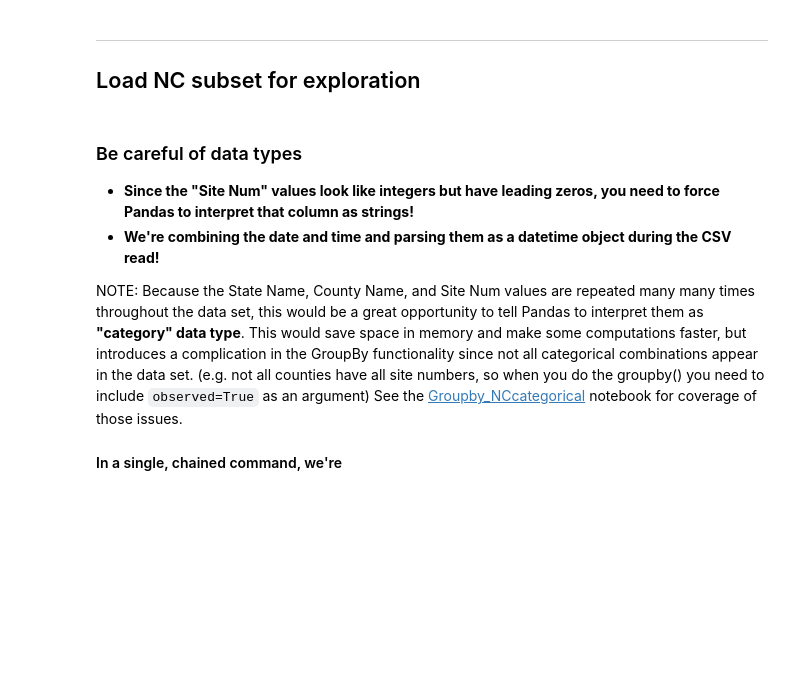
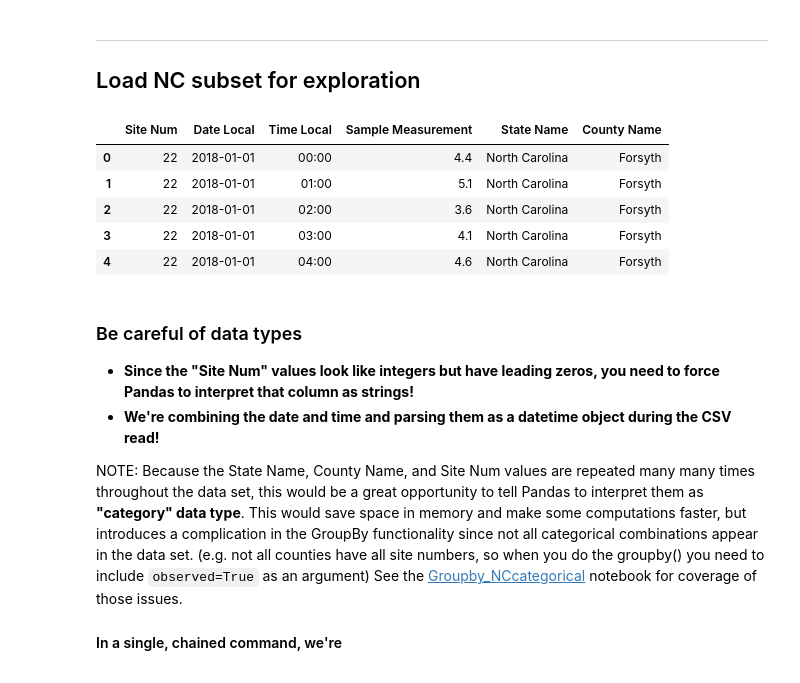
Before and after one commit to emonson/pandas-jupyterlab, a Jupyter notebook: Groupby_NCexploration.ipynb, the cells around one changed output. Cells and saved outputs as stored; diff of their text form; code cells hidden in the pictures; blank space fills up the shorter version.

```diff
--- a/Groupby_NCexploration.ipynb
+++ b/Groupby_NCexploration.ipynb
@@ -22,6 +24,16 @@ Here is an example of the output if you load in one row from the original data.
 ## Load NC subset for exploration
 # %%
 import pandas as pd
+# %%
+df = pd.read_csv("./data/AirDataEPA/NC_NO2_hourly_2018.csv")
+df.head()
+# %% [output]
+|  | Site Num | Date Local | Time Local | Sample Measurement | State Name | County Name |
+| 0 | 22 | 2018-01-01 | 00:00 | 4.4 | North Carolina | Forsyth |
+| 1 | 22 | 2018-01-01 | 01:00 | 5.1 | North Carolina | Forsyth |
+| 2 | 22 | 2018-01-01 | 02:00 | 3.6 | North Carolina | Forsyth |
+| 3 | 22 | 2018-01-01 | 03:00 | 4.1 | North Carolina | Forsyth |
+| 4 | 22 | 2018-01-01 | 04:00 | 4.6 | North Carolina | Forsyth |
 # %% [markdown]
 ### Be careful of data types
 
```
Also changed, not shown: parts of 7 cells of this notebook, 1 other file.
